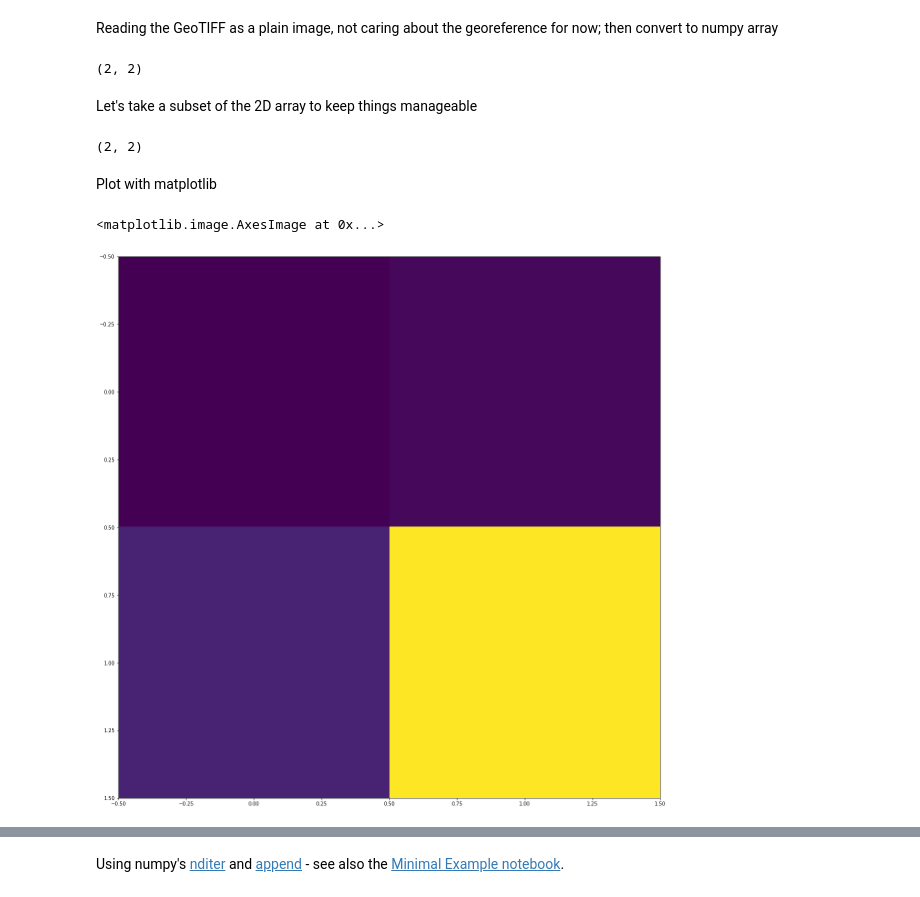
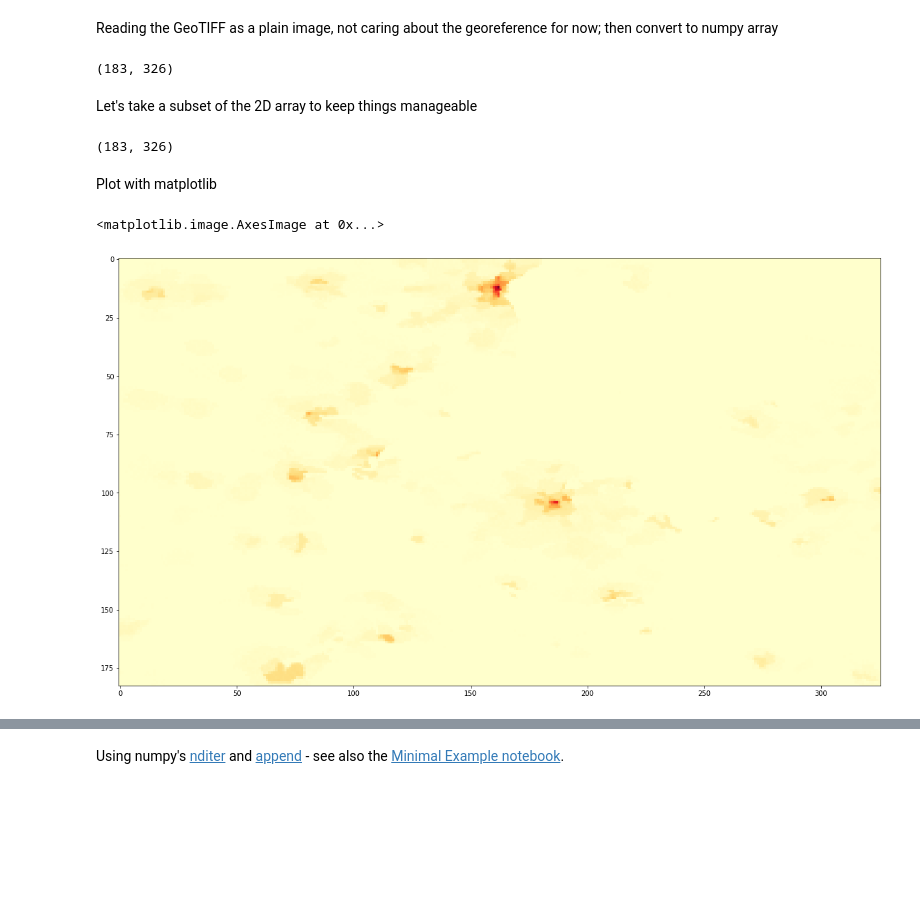
Before and after one commit to crstn/raster2points, a Jupyter notebook: raster2points - global tiff.ipynb, the cells around one changed output, grey strips where cells are left out. Drawn from its saved outputs; the diff is of its cells as text; code cells hidden in the pictures; blank space fills up the shorter version.

Commit message:
Plots slightly improved

```diff
--- a/raster2points - global tiff.ipynb
+++ b/raster2points - global tiff.ipynb
@@ -19,25 +19,25 @@ im = Image.open('popsub.tif')
 raster = np.array(im)
 
 # try a mini example
-raster=np.array([[0,2],[10,100]])
+# raster=np.array([[0,2],[10,100]])
 
 raster.shape
 # %% [output]
-(2, 2)
+(183, 326)
 # %% [markdown]
 Let's take a subset of the 2D array to keep things manageable
 # %%
 # raster = raster[0:300,0:300]
 raster.shape
 # %% [output]
-(2, 2)
+(183, 326)
 # %% [markdown]
 Plot with matplotlib
 # %%
-plt.imshow(raster)
+plt.imshow(raster, cmap="YlOrRd")
 # %% [output]
 <matplotlib.image.AxesImage at 0x...>
-[figure, old version]
+[figure, new version]
 # %%
 numpoints = np.sum(raster)
 points = np.zeros((numpoints,2), dtype=int)
```
Also changed, not shown: parts of 4 cells of this notebook.
